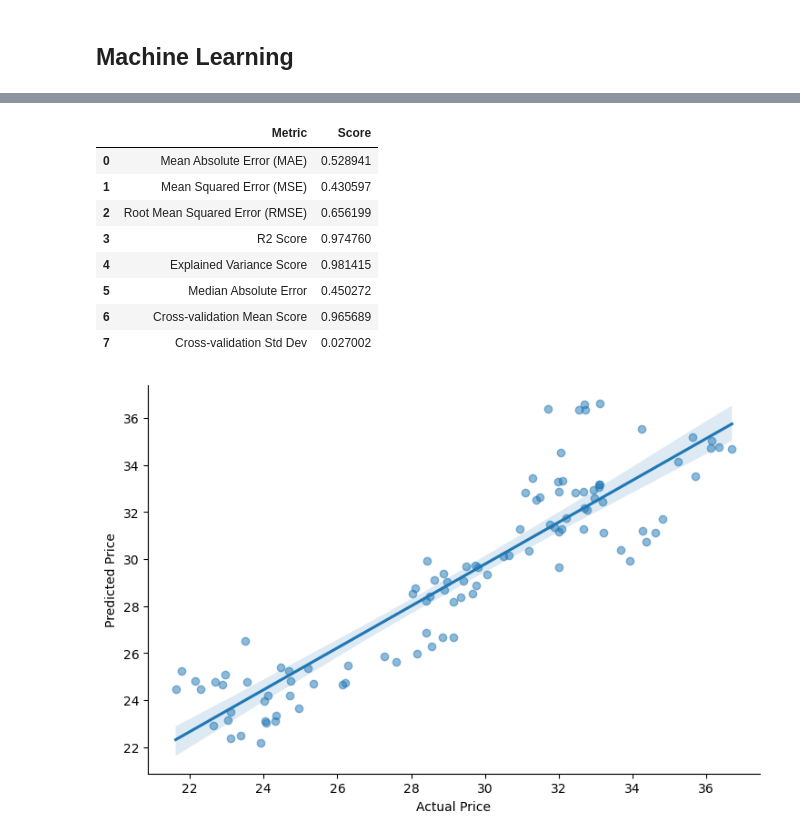
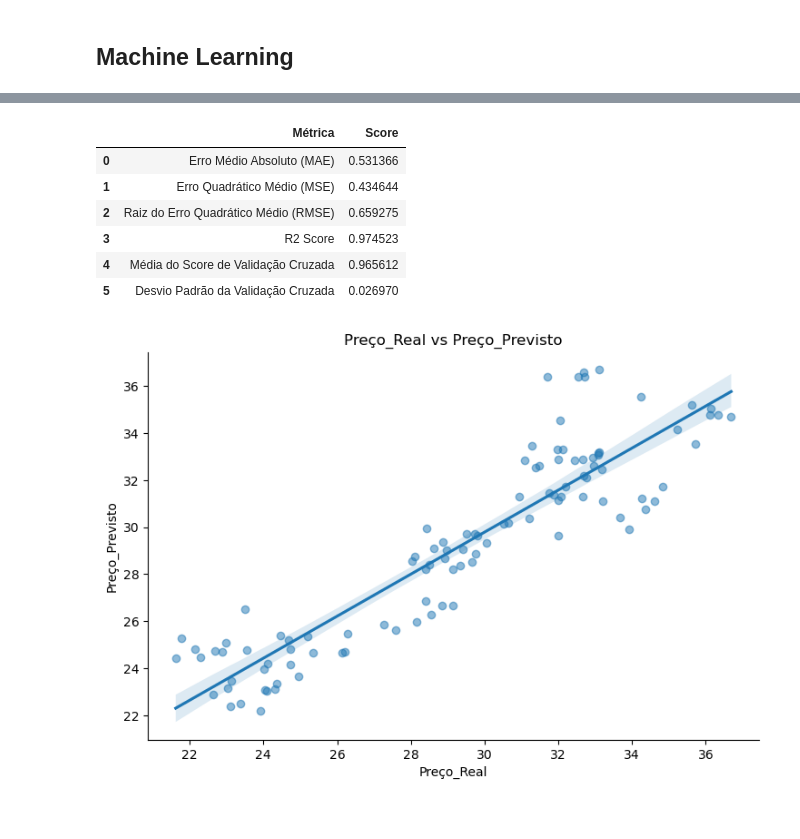
Before and after one commit to carneiro-fernando/EBAC, a Jupyter notebook: Projetos/Projeto_de_Parceria.ipynb, the cells around one changed output, grey strips where cells are left out. Drawn from its saved outputs; the diff is of its cells as text; code cells hidden in the pictures.

```diff
--- a/Projetos/Projeto_de_Parceria.ipynb
+++ b/Projetos/Projeto_de_Parceria.ipynb
@@ -557,0 +604,18 @@ compare_df
+# %%
+# Define o modelo
+model = LinearRegression()
+
+# Treina o modelo
+model_training = ModelTraining(model, x, y)
+
+# Faz a previsão
+y_test, predicted = model_training.train_and_predict()
+# %%
+# Concatena e limpa dados
+compare_df = pd.concat([y_test, predicted], axis=1).dropna()
+
+# Renomeia colunas
+compare_df.columns = ['Preço_Real', 'Preço_Previsto']
+
+# Exibe DataFrame
+compare_df.head(5)
@@ -558,49 +630,46 @@ compare_df
 # %%
-# Calculate metrics
+# Calcula as métricas
 mae = metrics.mean_absolute_error(y_test, predicted)
 mse = metrics.mean_squared_error(y_test, predicted)
 rmse = np.sqrt(metrics.mean_squared_error(y_test, predicted))
 r2 = metrics.r2_score(y_test, predicted)
-explained_variance = metrics.explained_variance_score(y_test, predicted)
-median_ae = metrics.median_absolute_error(y_test, predicted)
 cv_scores = cross_val_score(model, x, y, cv=5)
 cv_mean = cv_scores.mean()
 cv_std = cv_scores.std()
 
-# Create a data dictionary
-data = {'Mean Absolute Error (MAE)': mae,
-    'Mean Squared Error (MSE)': mse,
-    'Root Mean Squared Error (RMSE)': rmse,
+# Cria um dicionário de dados
+data = {'Erro Médio Absoluto (MAE)': mae,
+    'Erro Quadrático Médio (MSE)': mse,
+    'Raiz do Erro Quadrático Médio (RMSE)': rmse,
     'R2 Score': r2,
-    'Explained Variance Score': explained_variance,
-    'Median Absolute Error': median_ae,
-    'Cross-validation Mean Score': cv_mean,
-    'Cross-validation Std Dev': cv_std}
+    'Média do Score de Validação Cruzada': cv_mean,
+    'Desvio Padrão da Validação Cruzada': cv_std}
 
-# Create DataFrame and transpose it
+# Cria um DataFrame e faz a transposição
 metrics_df = pd.DataFrame(data, index=[0]).T.reset_index()
 
-# Rename columns
-metrics_df.columns = ['Metric', 'Score']
+# Renomeia as colunas
+metrics_df.columns = ['Métrica', 'Score']
 
-# Print DataFrame
+# Exibe o DataFrame
 metrics_df
 # %% [output]
-|  | Metric | Score |
-| 0 | Mean Absolute Error (MAE) | 0.528941 |
-| 1 | Mean Squared Error (MSE) | 0.430597 |
-| 2 | Root Mean Squared Error (RMSE) | 0.656199 |
-| 3 | R2 Score | 0.974760 |
-| 4 | Explained Variance Score | 0.981415 |
-| 5 | Median Absolute Error | 0.450272 |
-| 6 | Cross-validation Mean Score | 0.965689 |
-| 7 | Cross-validation Std Dev | 0.027002 |
+|  | Métrica | Score |
+| 0 | Erro Médio Absoluto (MAE) | 0.531366 |
+| 1 | Erro Quadrático Médio (MSE) | 0.434644 |
+| 2 | Raiz do Erro Quadrático Médio (RMSE) | 0.659275 |
+| 3 | R2 Score | 0.974523 |
+| 4 | Média do Score de Validação Cruzada | 0.965612 |
+| 5 | Desvio Padrão da Validação Cruzada | 0.026970 |
 # %%
-# Plot_scatter
-sns.lmplot(x='Actual_Price', y='Predicted_Price', data=compare_df, height=5, aspect=1.5, fit_reg=True, scatter_kws={'alpha':0.5})
-plt.xlabel("Actual Price")
-plt.ylabel("Predicted Price")
+# Plota gráfico de dispersão
+sns.lmplot(x='Preço_Real', y='Preço_Previsto', data=compare_df, aspect=1.5, fit_reg=True, scatter_kws={'alpha':0.5})
+
+# Define os rótulos dos eixos e título
+plt.xlabel("Preço_Real")
+plt.ylabel("Preço_Previsto")
+plt.title("Preço_Real vs Preço_Previsto")
 plt.show()
 # %% [output]
-[figure, old version]
+[figure, new version]
 # %%
```
Also changed, not shown: parts of 11 cells of this notebook.
